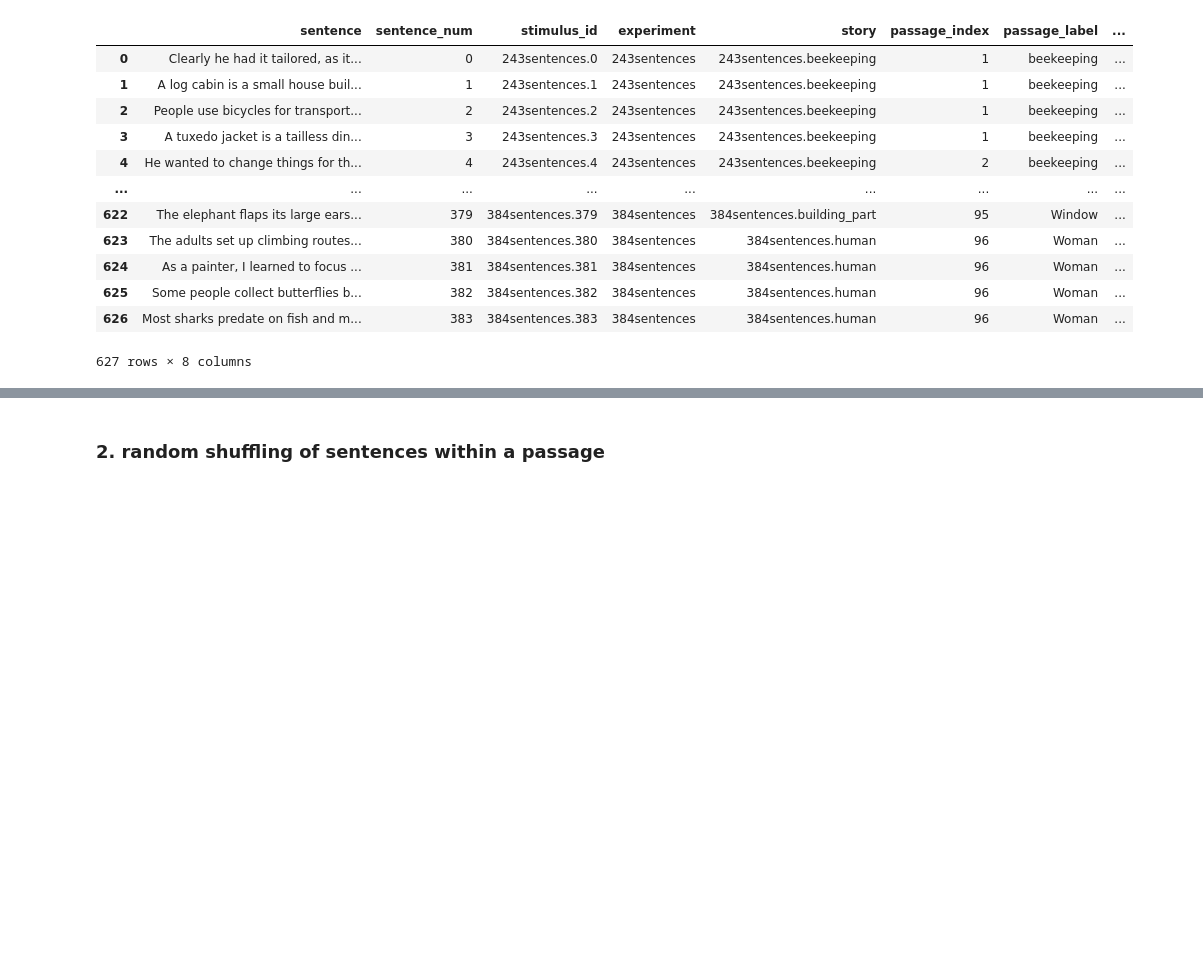
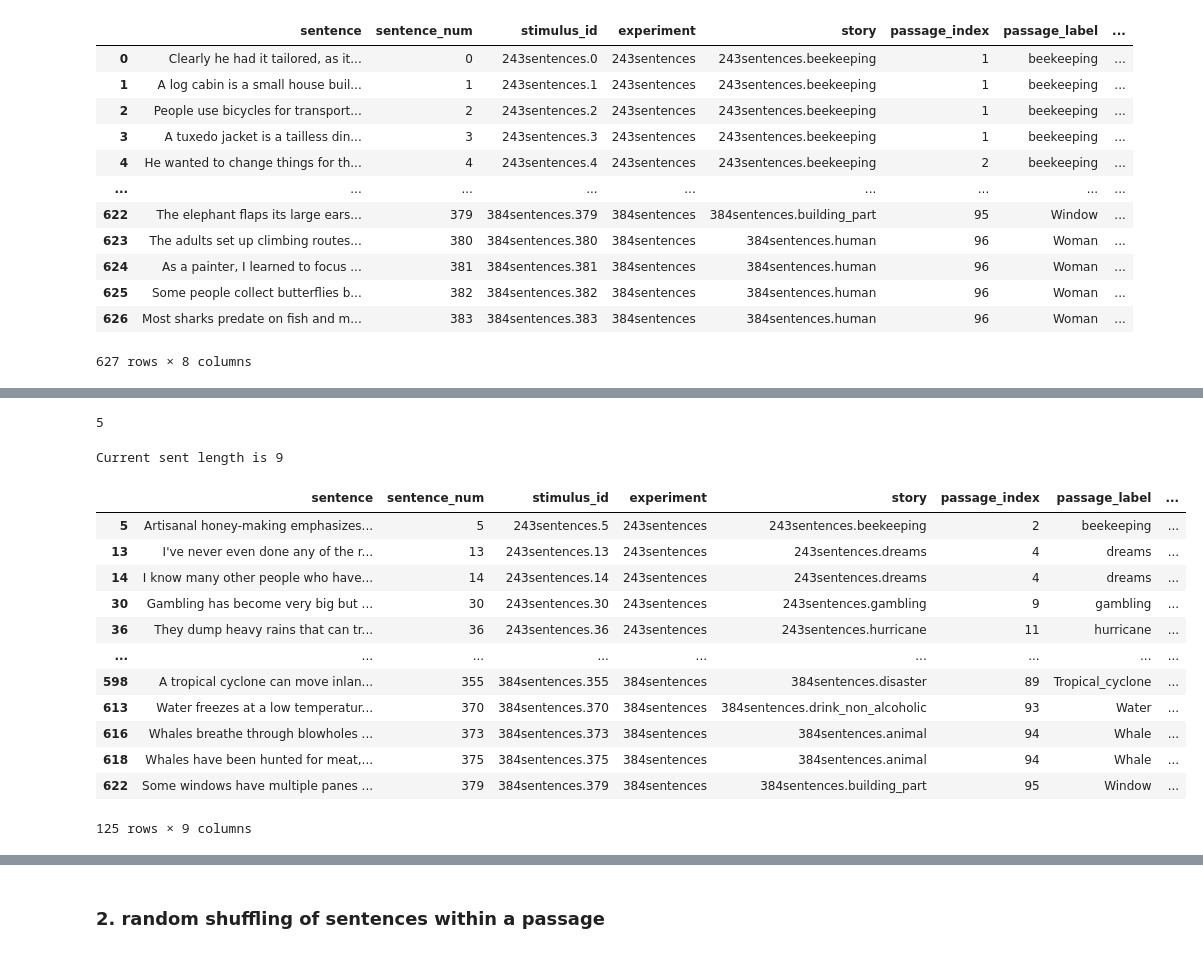
Before and after one commit to carina-kauf/perturbed-neural-nlp, a Jupyter notebook: ressources/stimuli_creation/3_create_sentence-meaning-manipulation.ipynb, the cells around one changed output, grey strips where cells are left out. Cells and saved outputs as stored; diff of their text form; code cells hidden in the pictures; blank space fills up the shorter version.

```diff
--- a/ressources/stimuli_creation/3_create_sentence-meaning-manipulation.ipynb
+++ b/ressources/stimuli_creation/3_create_sentence-meaning-manipulation.ipynb
@@ -277,0 +360,3 @@ perturbed_df
+# %%
+avail_sents = stimuli_df_copy.copy(deep=True) # for storing(=popping) which sentences have already been used
+avail_sents
@@ -277,0 +377,28 @@ perturbed_df
+# %%
+np.min([len(x.split(' ')) for x in stimuli_df_copy.sentence])
+# %% [output]
+5
+# %%
+avail_topic_criteria = avail_sents.query(q_str)
+# %%
+q_str_len = f'sent_len >= {sent.sent_len - 1} & sent_len <= {sent.sent_len + 1}'
+# %%
+print(f'Current sent length is {sent.sent_len}')
+# %% [output]
+Current sent length is 9
+# %%
+avail_topic_AND_len_criteria = avail_topic_criteria.query(q_str_len)
+# %% [output]
+|  | sentence | sentence_num | stimulus_id | experiment | story | passage_index | passage_label | ... |
+| 5 | Artisanal honey-making emphasizes... | 5 | 243sentences.5 | 243sentences | 243sentences.beekeeping | 2 | beekeeping | ... |
+| 13 | I've never even done any of the r... | 13 | 243sentences.13 | 243sentences | 243sentences.dreams | 4 | dreams | ... |
+| 14 | I know many other people who have... | 14 | 243sentences.14 | 243sentences | 243sentences.dreams | 4 | dreams | ... |
+| 30 | Gambling has become very big but ... | 30 | 243sentences.30 | 243sentences | 243sentences.gambling | 9 | gambling | ... |
+| 36 | They dump heavy rains that can tr... | 36 | 243sentences.36 | 243sentences | 243sentences.hurricane | 11 | hurricane | ... |
+| ... | ... | ... | ... | ... | ... | ... | ... | ... |
+| 598 | A tropical cyclone can move inlan... | 355 | 384sentences.355 | 384sentences | 384sentences.disaster | 89 | Tropical_cyclone | ... |
+| 613 | Water freezes at a low temperatur... | 370 | 384sentences.370 | 384sentences | 384sentences.drink_non_alcoholic | 93 | Water | ... |
+| 616 | Whales breathe through blowholes ... | 373 | 384sentences.373 | 384sentences | 384sentences.animal | 94 | Whale | ... |
+| 618 | Whales have been hunted for meat,... | 375 | 384sentences.375 | 384sentences | 384sentences.animal | 94 | Whale | ... |
+| 622 | Some windows have multiple panes ... | 379 | 384sentences.379 | 384sentences | 384sentences.building_part | 95 | Window | ... |
+125 rows × 9 columns
```
Also changed, not shown: parts of 5 cells of this notebook.
